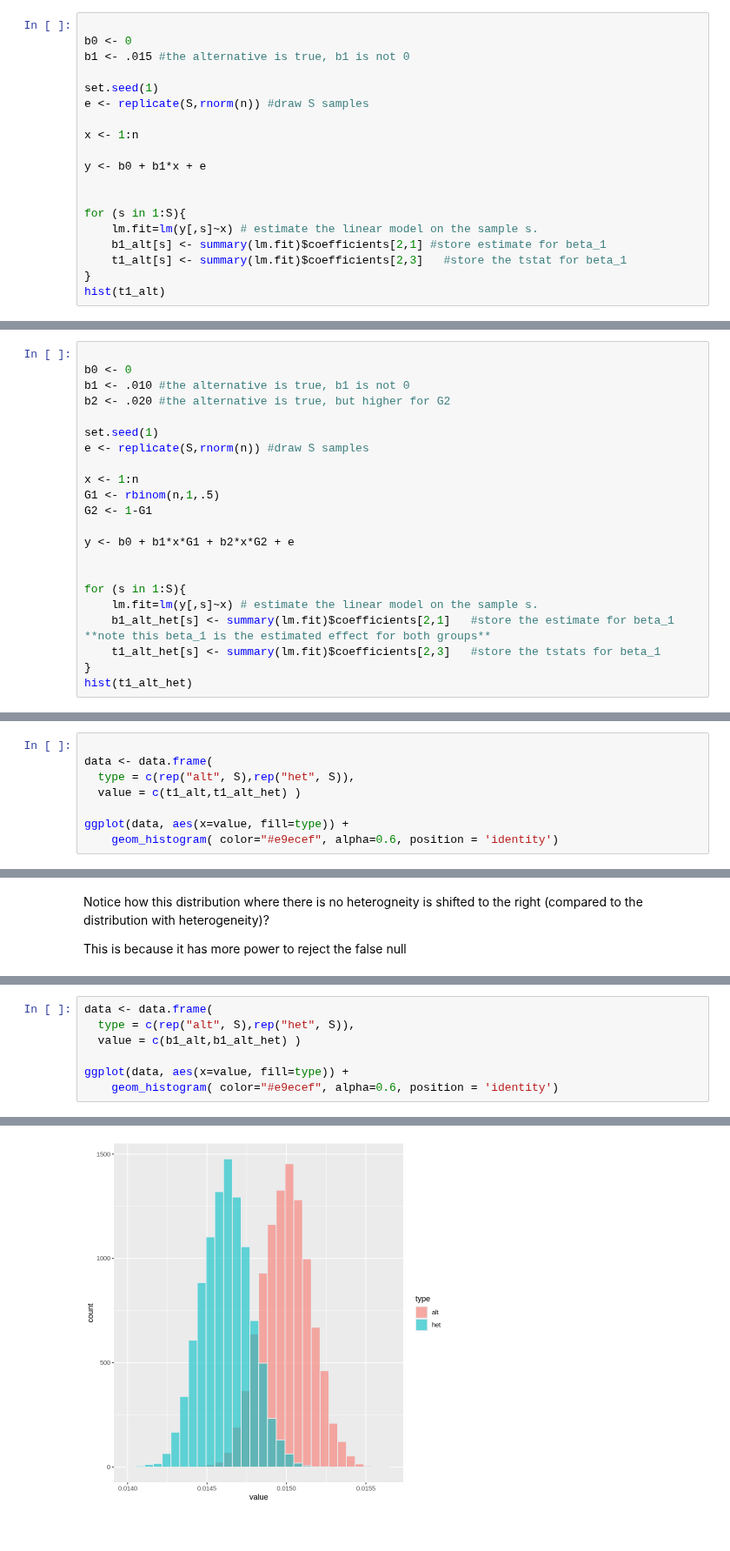
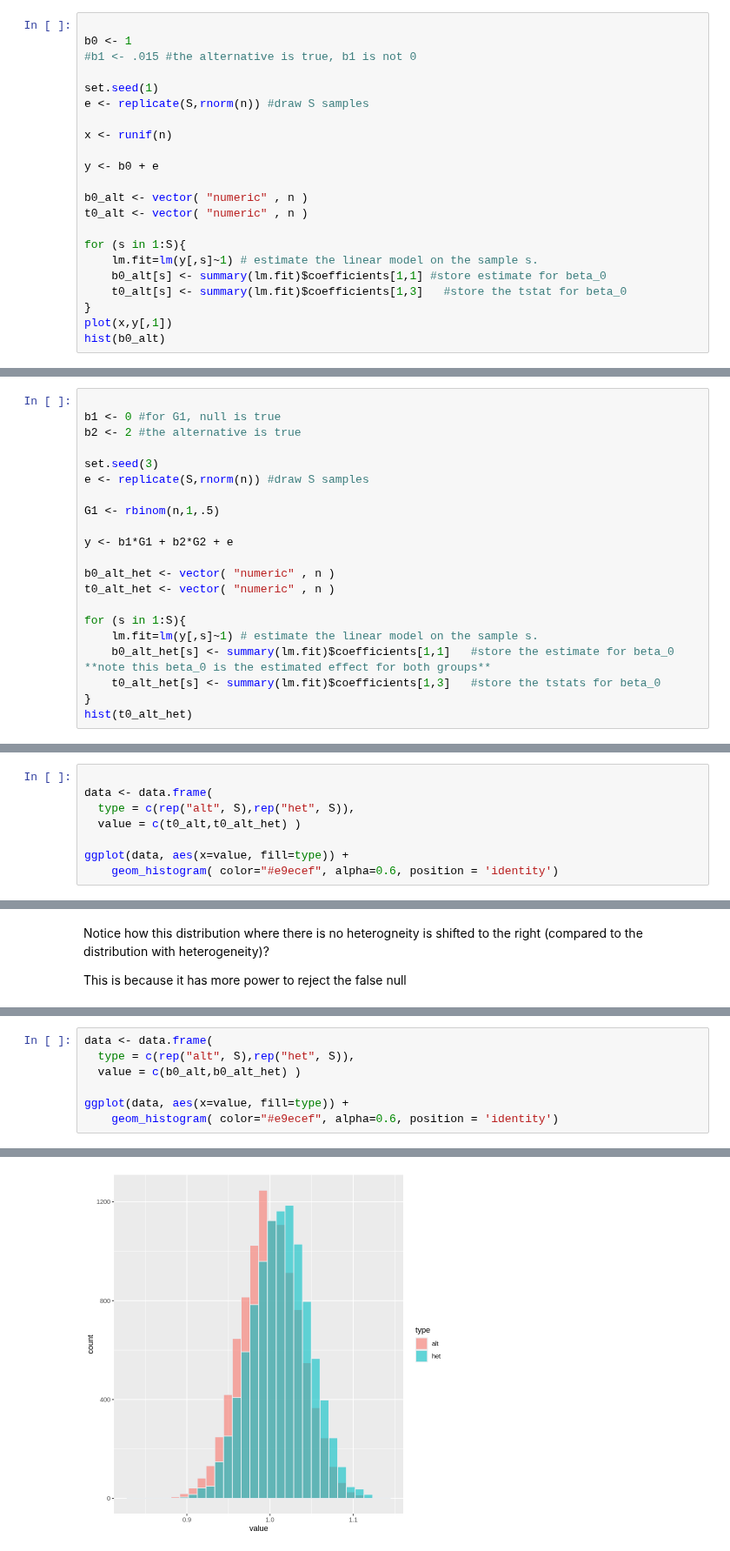
Before and after one commit to ummd/ummd.github.io, a Jupyter notebook: Teaching/RSM3053/Lecture3/Lecture3cc.ipynb, the cells around one changed output, grey strips where cells are left out. Shown at 87% size. Cells and saved outputs as stored; diff of their text form.

```diff
--- a/Teaching/RSM3053/Lecture3/Lecture3cc.ipynb
+++ b/Teaching/RSM3053/Lecture3/Lecture3cc.ipynb
@@ -17,21 +17,24 @@ S <- 10000 #number of samples
 n <- 800 #number of observations per sample
 # %%
 
-b0 <- 0
-b1 <- .015 #the alternative is true, b1 is not 0
+b0 <- 1
+#b1 <- .015 #the alternative is true, b1 is not 0
 
 set.seed(1)
 e <- replicate(S,rnorm(n)) #draw S samples
 
-x <- 1:n
+x <- runif(n)
 
-y <- b0 + b1*x + e
+y <- b0 + e
 
+b0_alt <- vector( "numeric" , n )
+t0_alt <- vector( "numeric" , n )
 
 for (s in 1:S){
-    lm.fit=lm(y[,s]~x) # estimate the linear model on the sample s.
-    b1_alt[s] <- summary(lm.fit)$coefficients[2,1] #store estimate for beta_1
-    t1_alt[s] <- summary(lm.fit)$coefficients[2,3]   #store the tstat for beta_1
+    lm.fit=lm(y[,s]~1) # estimate the linear model on the sample s.
+    b0_alt[s] <- summary(lm.fit)$coefficients[1,1] #store estimate for beta_0
+    t0_alt[s] <- summary(lm.fit)$coefficients[1,3]   #store the tstat for beta_0
 }
-hist(t1_alt)
+plot(x,y[,1])
+hist(b0_alt)
 # %% [output]
@@ -39,23 +43,22 @@ hist(t1_alt)
 # %%
 
-b0 <- 0
-b1 <- .010 #the alternative is true, b1 is not 0
-b2 <- .020 #the alternative is true, but higher for G2
+b1 <- 0 #for G1, null is true
+b2 <- 2 #the alternative is true
 
-set.seed(1)
+set.seed(3)
 e <- replicate(S,rnorm(n)) #draw S samples
 
-x <- 1:n
 G1 <- rbinom(n,1,.5)
-G2 <- 1-G1
 
-y <- b0 + b1*x*G1 + b2*x*G2 + e
+y <- b1*G1 + b2*G2 + e
 
+b0_alt_het <- vector( "numeric" , n )
+t0_alt_het <- vector( "numeric" , n )
 
 for (s in 1:S){
-    lm.fit=lm(y[,s]~x) # estimate the linear model on the sample s.
-    b1_alt_het[s] <- summary(lm.fit)$coefficients[2,1]   #store the estimate for beta_1 **note this beta_1 is the estimated effect for both groups**
-    t1_alt_het[s] <- summary(lm.fit)$coefficients[2,3]   #store the tstats for beta_1
+    lm.fit=lm(y[,s]~1) # estimate the linear model on the sample s.
+    b0_alt_het[s] <- summary(lm.fit)$coefficients[1,1]   #store the estimate for beta_0 **note this beta_0 is the estimated effect for both groups**
+    t0_alt_het[s] <- summary(lm.fit)$coefficients[1,3]   #store the tstats for beta_0
 }
-hist(t1_alt_het)
+hist(t0_alt_het)
 # %% [output]
@@ -76,7 +82,7 @@ library('ggplot2')
 
 data <- data.frame(
   type = c(rep("alt", S),rep("het", S)),
-  value = c(t1_alt,t1_alt_het) )
+  value = c(t0_alt,t0_alt_het) )
 
 ggplot(data, aes(x=value, fill=type)) +
     geom_histogram( color="#e9ecef", alpha=0.6, position = 'identity')
@@ -102,10 +108,10 @@ var(b1_alt_het[1,])
 # %%
 data <- data.frame(
   type = c(rep("alt", S),rep("het", S)),
-  value = c(b1_alt,b1_alt_het) )
+  value = c(b0_alt,b0_alt_het) )
 
 ggplot(data, aes(x=value, fill=type)) +
     geom_histogram( color="#e9ecef", alpha=0.6, position = 'identity')
 # %% [output]
 `stat_bin()` using `bins = 30`. Pick better value with `binwidth`.
-[figure, old version]
+[figure, new version]
```
Also changed, not shown: parts of 9 cells of this notebook.
